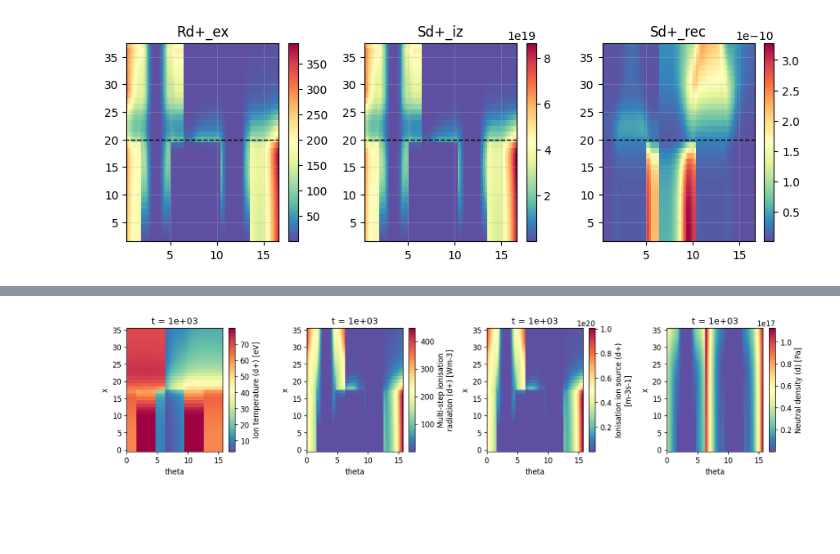
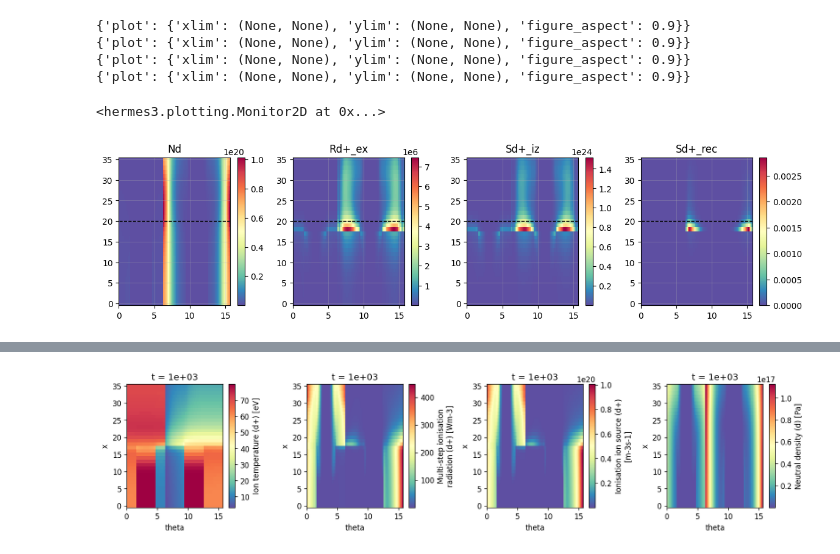
Before and after one commit to mikekryjak/sdtools, a Jupyter notebook: viking-pp.ipynb, the cells around one changed output, grey strips where cells are left out. Cells and saved outputs as stored; diff of their text form; code cells hidden in the pictures; blank space fills up the shorter version.

```diff
--- a/viking-pp.ipynb
+++ b/viking-pp.ipynb
@@ -38,7 +31,16 @@ db = CaseDB(
     grid_dir = r"/users/mjk557/scratch/cases"
     )
 
-choice = "b3d-try80eV"
+# choice = "b4b-40eV_1e17_fixndiff"
+# choice = "b5b-40eV_1e18_fixndiff"
+# choice = "b6b-40eV_1e19_fixndiff"
+# choice = "c1a-40eV_1e17_newbout"
+# choice = "c1b-40eV_1e17_precon"
+# choice = "c2a-precon"
+choice = "c3a-barrier"
+# choice = "c1c-40eV_1e17_lofloor"
+# choice = "c2ac-copy"
+# choice = "c2ad-copy"
 # choice = "b3a-t3-small_temp_steps"
 
 case, caseng = Load.case_2D(db.casepaths[choice], gridfilepath = db.gridpaths["g3a5-fatter.nc"],
@@ -51,5 +84,10 @@ Monitor(caseng, [["density", "temperature", "target_temp"]])
 # %%
-Monitor2D(caseng, "grid", [["Rd+_ex", "Sd+_iz", "Sd+_rec"]])
+Monitor2D(caseng, "grid", [["Nd", "Rd+_ex", "Sd+_iz", "Sd+_rec"]])
 # %% [output]
+{'plot': {'xlim': (None, None), 'ylim': (None, None), 'figure_aspect': 0.9}}
+{'plot': {'xlim': (None, None), 'ylim': (None, None), 'figure_aspect': 0.9}}
+{'plot': {'xlim': (None, None), 'ylim': (None, None), 'figure_aspect': 0.9}}
+{'plot': {'xlim': (None, None), 'ylim': (None, None), 'figure_aspect': 0.9}}
+<hermes3.plotting.Monitor2D at 0x...>
-[figure, old version]
+[figure, new version]
 # %%
```
Also changed, not shown: parts of 22 cells of this notebook.
